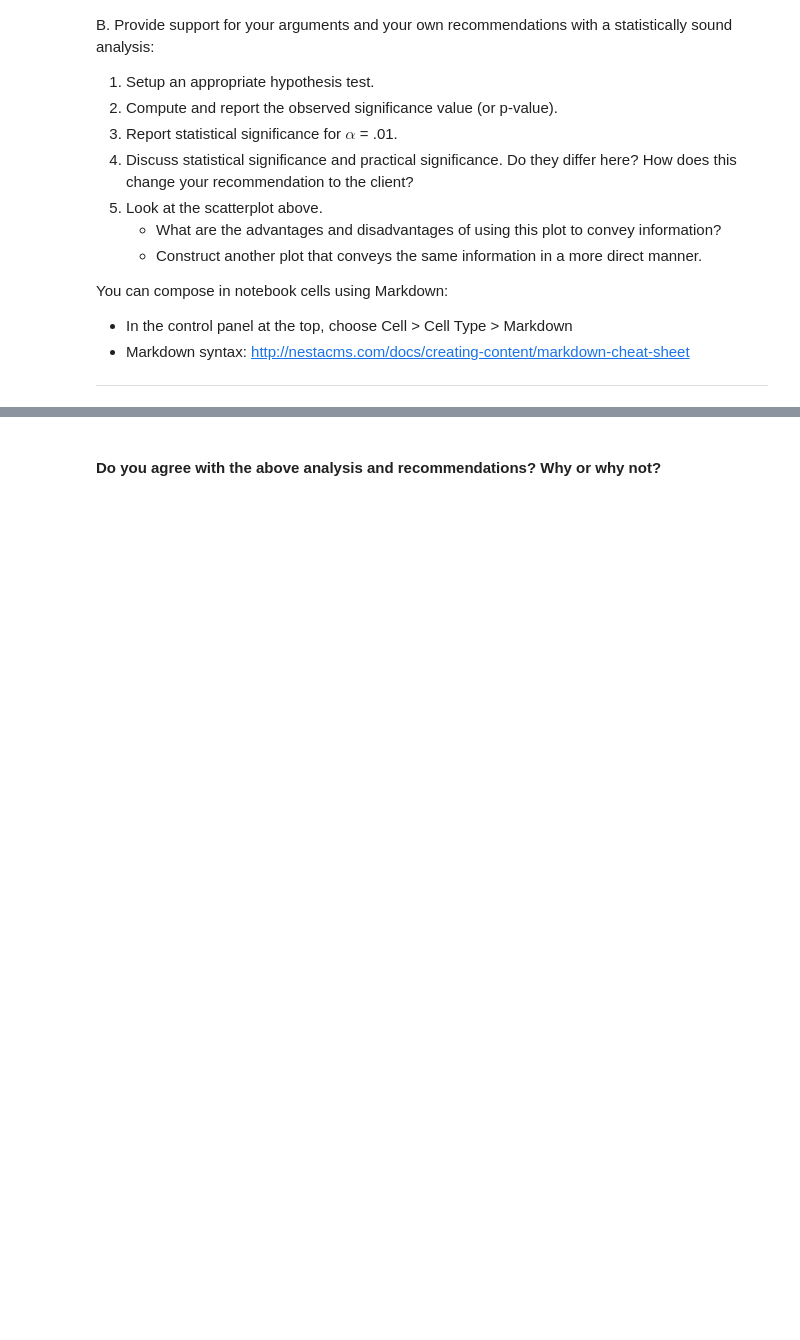
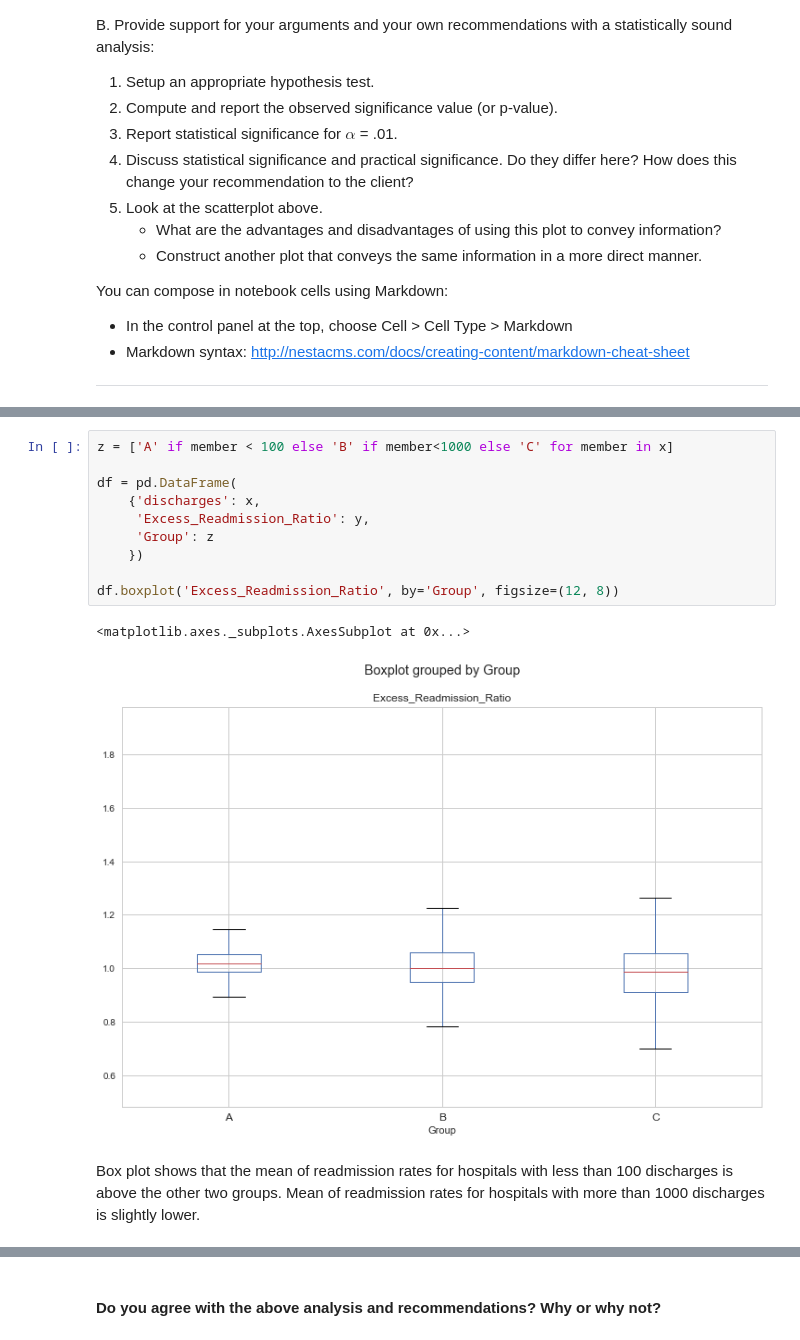
Before and after one commit to ddronamraju/DataScienceTrack, a Jupyter notebook: 6. Inferential Statistics- Hospital Readmissions rate/1508961248_hospital_readmit/hospital_readmit/sliderule_dsi_inferential_statistics_exercise_3.ipynb, the cells around one changed output, grey strips where cells are left out. Saved outputs shown, nothing was run; the diff lists cells and outputs as text; blank space fills up the shorter version.

```diff
--- a/6. Inferential Statistics- Hospital Readmissions rate/1508961248_hospital_readmit/hospital_readmit/sliderule_dsi_inferential_statistics_exercise_3.ipynb
+++ b/6. Inferential Statistics- Hospital Readmissions rate/1508961248_hospital_readmit/hospital_readmit/sliderule_dsi_inferential_statistics_exercise_3.ipynb
@@ -112,0 +207,15 @@ You can compose in notebook cells using Markdown:
+# %%
+z = ['A' if member < 100 else 'B' if member<1000 else 'C' for member in x]
+
+df = pd.DataFrame(
+    {'discharges': x,
+     'Excess_Readmission_Ratio': y,
+     'Group': z
+    })
+
+df.boxplot('Excess_Readmission_Ratio', by='Group', figsize=(12, 8))
+# %% [output]
+<matplotlib.axes._subplots.AxesSubplot at 0x...>
+[figure, added]
+# %% [markdown]
+Box plot shows that the mean of readmission rates for hospitals with less than 100 discharges is above the other two groups. Mean of readmission rates for hospitals with more than 1000 discharges is slightly lower.
```
Also changed, not shown: parts of 31 cells of this notebook.
